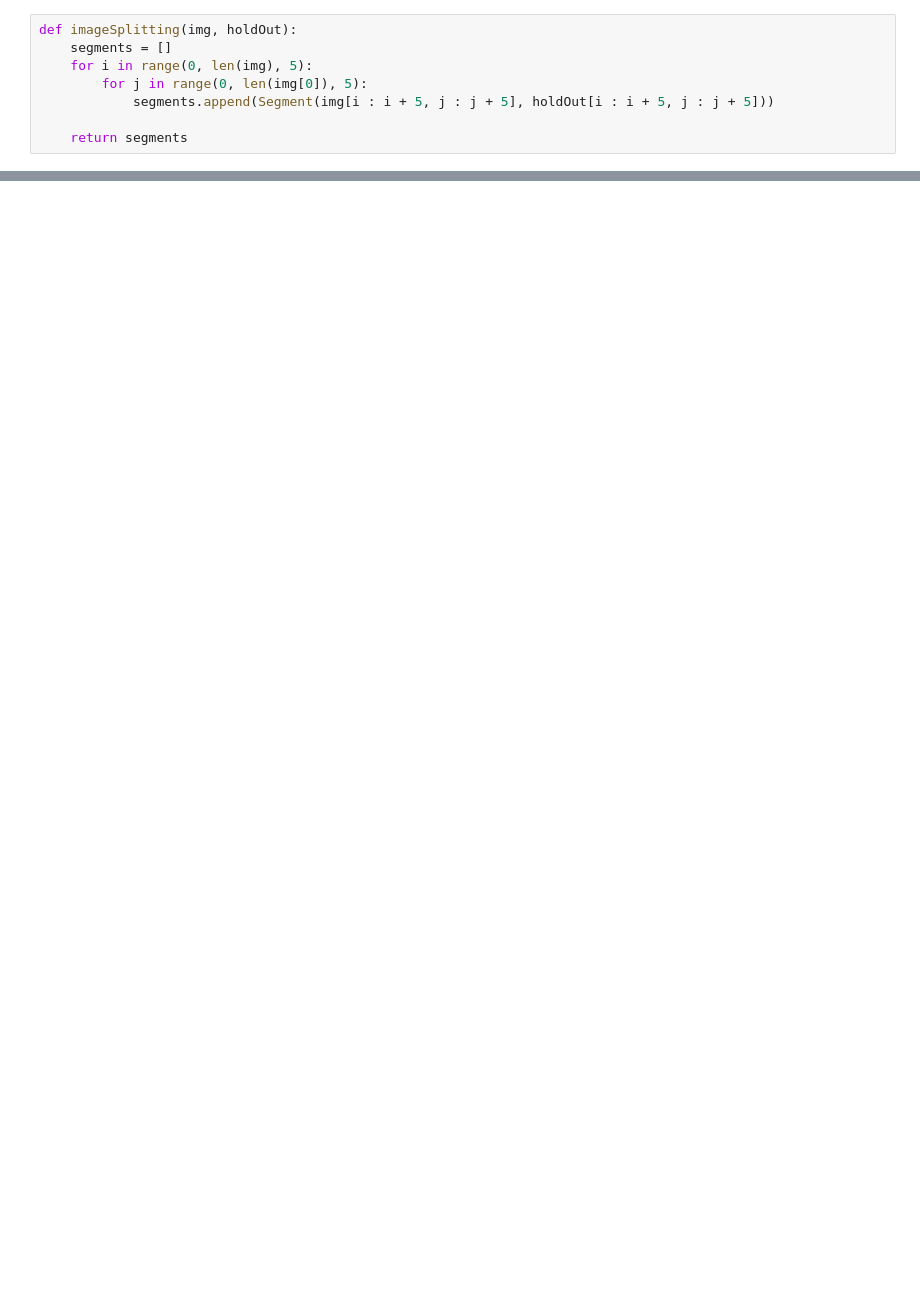
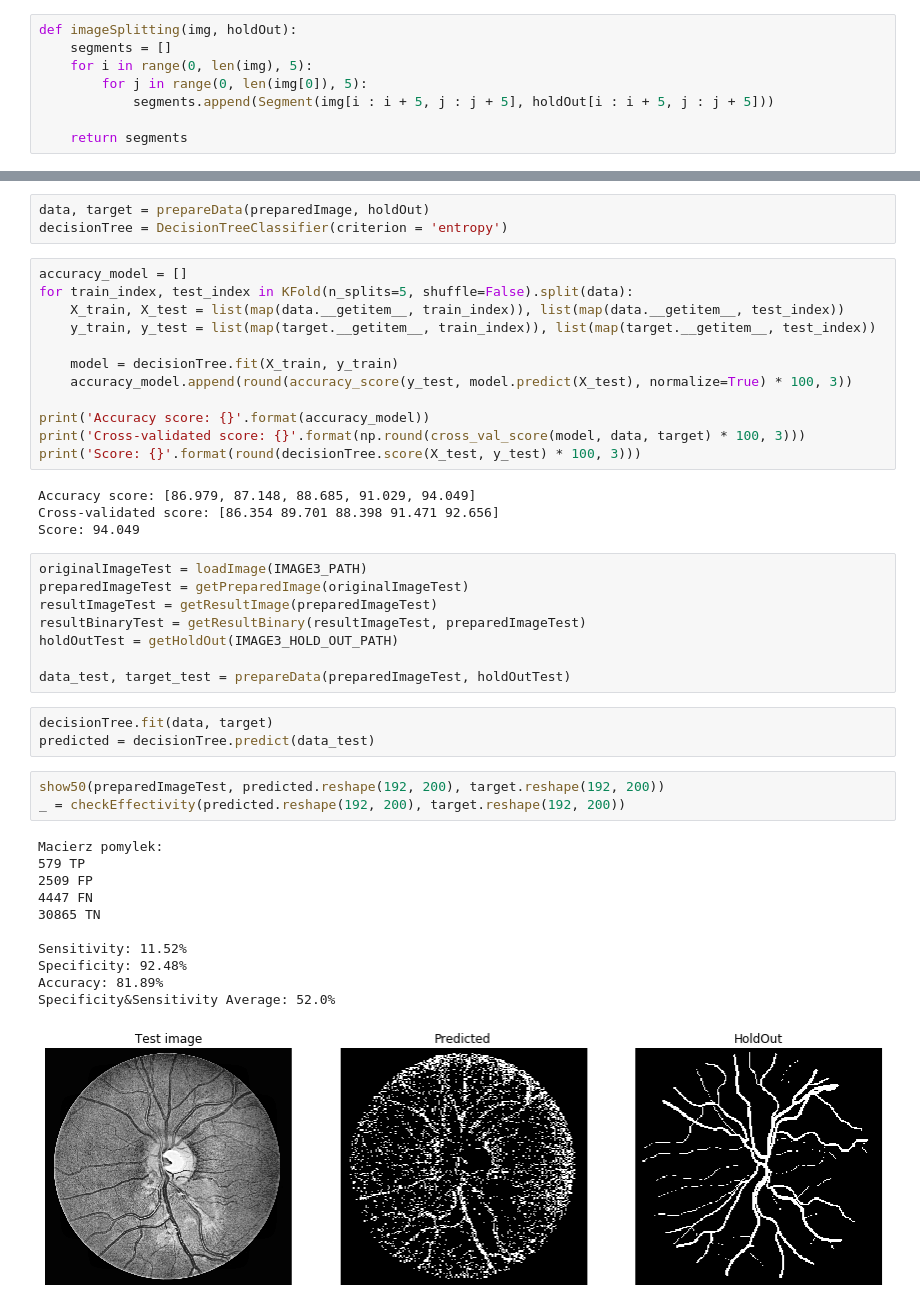
Before and after one commit to Preludium/IwM, a Jupyter notebook: fundus.ipynb, the cells around one changed output, grey strips where cells are left out. Cells and saved outputs as stored; diff of their text form; blank space fills up the shorter version.

```diff
--- a/fundus.ipynb
+++ b/fundus.ipynb
@@ -267,0 +281,45 @@ def imageSplitting(img, holdOut):
+# %%
+data, target = prepareData(preparedImage, holdOut)
+decisionTree = DecisionTreeClassifier(criterion = 'entropy')
+# %%
+accuracy_model = []
+for train_index, test_index in KFold(n_splits=5, shuffle=False).split(data):
+    X_train, X_test = list(map(data.__getitem__, train_index)), list(map(data.__getitem__, test_index))
+    y_train, y_test = list(map(target.__getitem__, train_index)), list(map(target.__getitem__, test_index))
+
+    model = decisionTree.fit(X_train, y_train)
+    accuracy_model.append(round(accuracy_score(y_test, model.predict(X_test), normalize=True) * 100, 3))
+
+print('Accuracy score: {}'.format(accuracy_model))
+print('Cross-validated score: {}'.format(np.round(cross_val_score(model, data, target) * 100, 3)))
+print('Score: {}'.format(round(decisionTree.score(X_test, y_test) * 100, 3)))
+# %% [output]
+Accuracy score: [86.979, 87.148, 88.685, 91.029, 94.049]
+Cross-validated score: [86.354 89.701 88.398 91.471 92.656]
+Score: 94.049
+# %%
+originalImageTest = loadImage(IMAGE3_PATH)
+preparedImageTest = getPreparedImage(originalImageTest)
+resultImageTest = getResultImage(preparedImageTest)
+resultBinaryTest = getResultBinary(resultImageTest, preparedImageTest)
+holdOutTest = getHoldOut(IMAGE3_HOLD_OUT_PATH)
+
+data_test, target_test = prepareData(preparedImageTest, holdOutTest)
+# %%
+decisionTree.fit(data, target)
+predicted = decisionTree.predict(data_test)
+# %%
+show50(preparedImageTest, predicted.reshape(192, 200), target.reshape(192, 200))
+_ = checkEffectivity(predicted.reshape(192, 200), target.reshape(192, 200))
+# %% [output]
+Macierz pomylek:
+579 TP
+2509 FP
+4447 FN
+30865 TN
+
+Sensitivity: 11.52%
+Specificity: 92.48%
+Accuracy: 81.89%
+Specificity&Sensitivity Average: 52.0%
+[figure, added]
```
Also changed, not shown: parts of 15 cells of this notebook.
